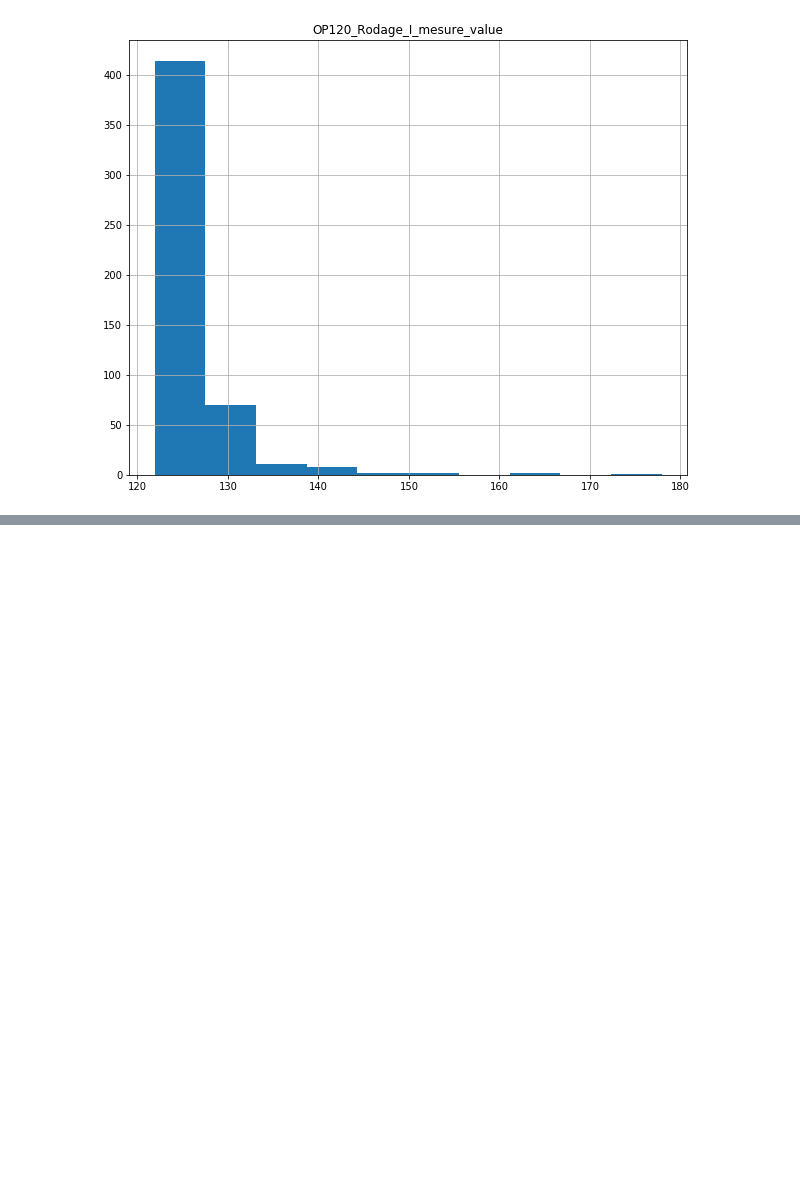
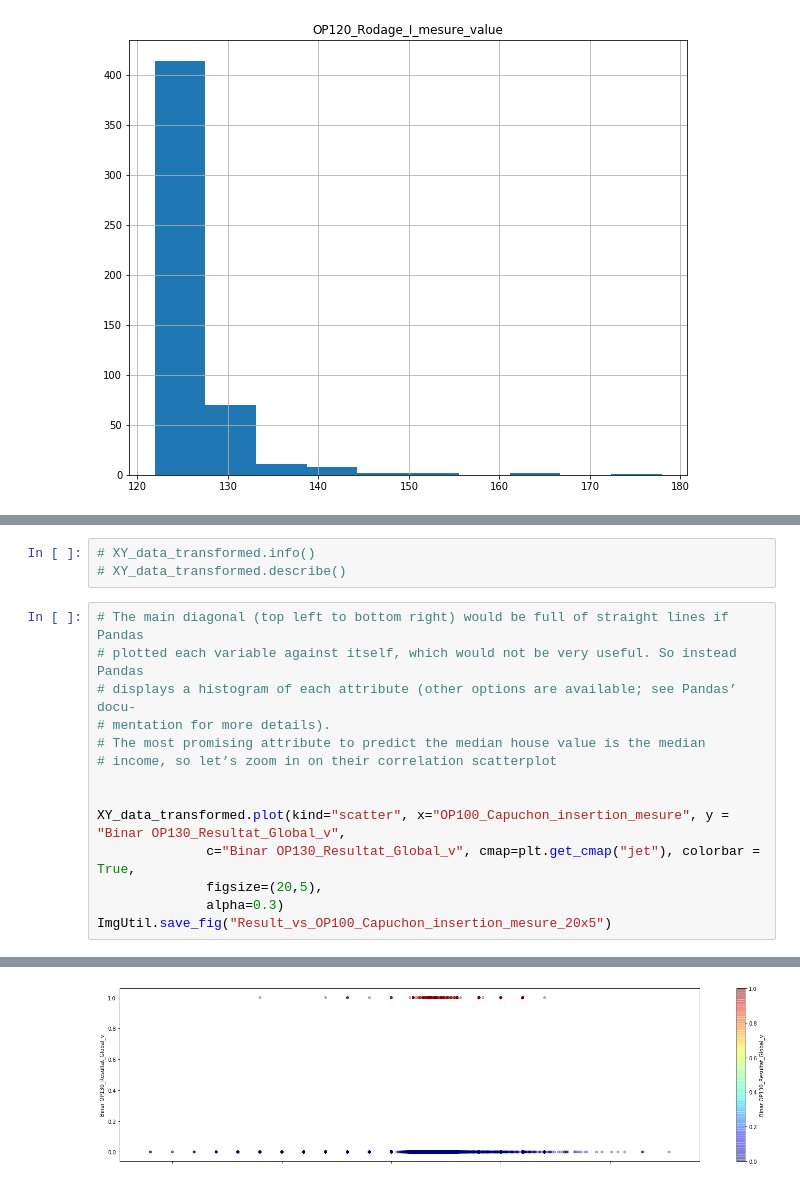
Before and after one commit to W-Alphonse/EXED-Training, a Jupyter notebook: ___VALEO/src/notebooks/valeo.ipynb, the cells around one changed output, grey strips where cells are left out. Drawn from its saved outputs; the diff is of its cells as text; blank space fills up the shorter version.

```diff
--- a/___VALEO/src/notebooks/valeo.ipynb
+++ b/___VALEO/src/notebooks/valeo.ipynb
@@ -374,0 +305,18 @@ AttributeError: 'DataFrame' object has no attribute 'plotting'
+# %%
+# XY_data_transformed.info()
+# XY_data_transformed.describe()
+# %%
+# The main diagonal (top left to bottom right) would be full of straight lines if Pandas
+# plotted each variable against itself, which would not be very useful. So instead Pandas
+# displays a histogram of each attribute (other options are available; see Pandas’ docu‐
+# mentation for more details).
+# The most promising attribute to predict the median house value is the median
+# income, so let’s zoom in on their correlation scatterplot
+
+
+XY_data_transformed.plot(kind="scatter", x="OP100_Capuchon_insertion_mesure", y = "Binar OP130_Resultat_Global_v",
+              c="Binar OP130_Resultat_Global_v", cmap=plt.get_cmap("jet"), colorbar = True,
+              figsize=(20,5),
+              alpha=0.3)
+ImgUtil.save_fig("Result_vs_OP100_Capuchon_insertion_mesure_20x5")
+# %% [output]
@@ -374,0 +324 @@ AttributeError: 'DataFrame' object has no attribute 'plotting'
+[figure, added]
```
Also changed, not shown: parts of 23 cells of this notebook, 18 other files.
